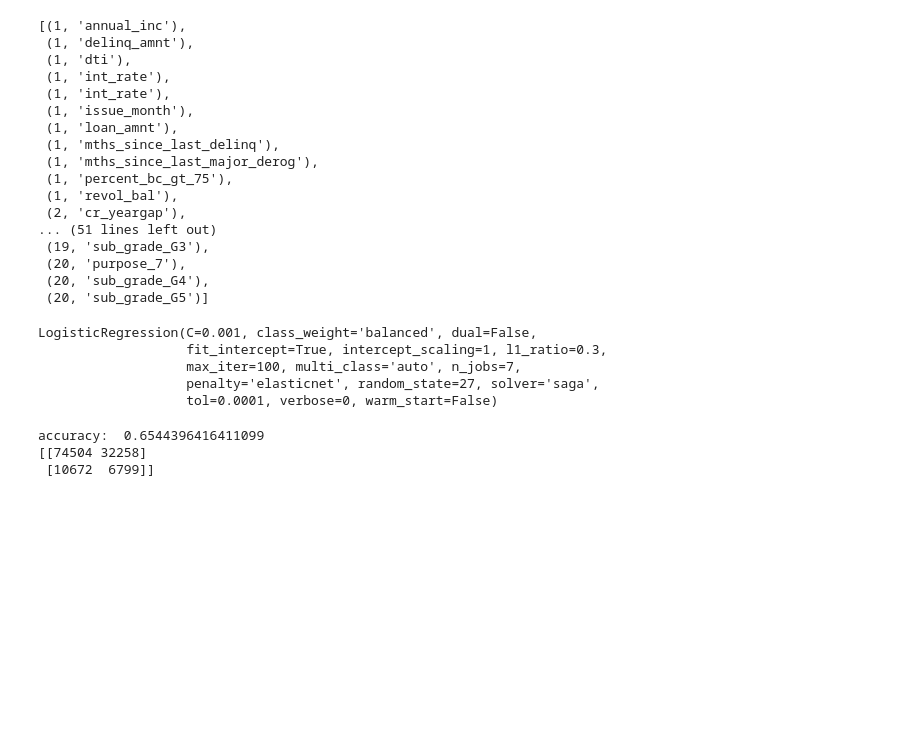
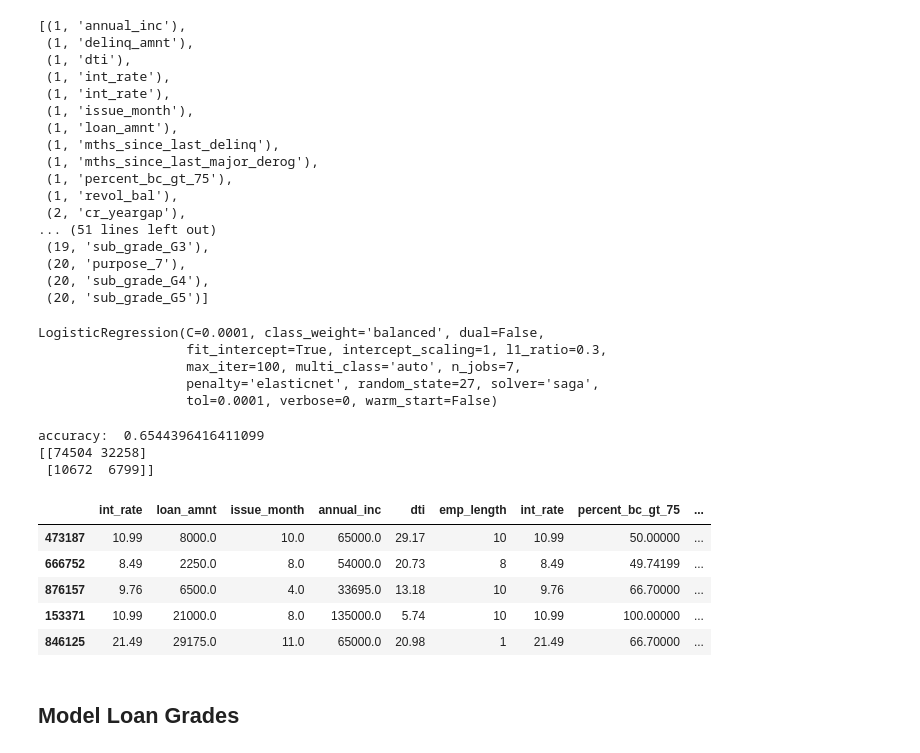
Before and after one commit to GarrettSikes/Lending_Club_Capstone, a Jupyter notebook: Garrett/Logistic_Regression_Garrett_Sikes.ipynb, the cells around one changed output. Saved outputs shown, nothing was run; the diff lists cells and outputs as text; code cells hidden in the pictures; blank space fills up the shorter version.

```diff
--- a/Garrett/Logistic_Regression_Garrett_Sikes.ipynb
+++ b/Garrett/Logistic_Regression_Garrett_Sikes.ipynb
@@ -290,10 +290,10 @@ y = df['loan_status']
 
 X_train, X_test, y_train, y_test = train_test_split(X, y, test_size=0.2, random_state=27, shuffle=True)
 # %%
-logistic = LogisticRegression(C=1e-03, l1_ratio=0.3, solver='saga', multi_class='auto', penalty='elasticnet', class_weight='balanced', random_state=27, n_jobs=7)
+logistic = LogisticRegression(C=1e-04, l1_ratio=0.3, solver='saga', multi_class='auto', penalty='elasticnet', class_weight='balanced', random_state=27, n_jobs=7)
 logistic.fit(X_train, y_train)
 # %% [output]
-LogisticRegression(C=0.001, class_weight='balanced', dual=False,
+LogisticRegression(C=0.0001, class_weight='balanced', dual=False,
                    fit_intercept=True, intercept_scaling=1, l1_ratio=0.3,
                    max_iter=100, multi_class='auto', n_jobs=7,
                    penalty='elasticnet', random_state=27, solver='saga',
@@ -308,5 +308,14 @@ print(cm)
 accuracy:  0.6544396416411099
 [[74504 32258]
  [10672  6799]]
+# %%
+X_train.head()
+# %% [output]
+|  | int_rate | loan_amnt | issue_month | annual_inc | dti | emp_length | int_rate | percent_bc_gt_75 | ... |
+| 473187 | 10.99 | 8000.0 | 10.0 | 65000.0 | 29.17 | 10 | 10.99 | 50.00000 | ... |
+| 666752 | 8.49 | 2250.0 | 8.0 | 54000.0 | 20.73 | 8 | 8.49 | 49.74199 | ... |
+| 876157 | 9.76 | 6500.0 | 4.0 | 33695.0 | 13.18 | 10 | 9.76 | 66.70000 | ... |
+| 153371 | 10.99 | 21000.0 | 8.0 | 135000.0 | 5.74 | 10 | 10.99 | 100.00000 | ... |
+| 846125 | 21.49 | 29175.0 | 11.0 | 65000.0 | 20.98 | 1 | 21.49 | 66.70000 | ... |
 # %%
 # # Grid search cross validation
@@ -321,3 +332,5 @@ accuracy:  0.6544396416411099
+# %% [markdown]
+## Model Loan Grades
 # %%
 df_AB = df[df['grade'].isin([0,1])]
 df_AB.sample(8)
```
Also changed, not shown: parts of 42 cells of this notebook, 1 other file.
